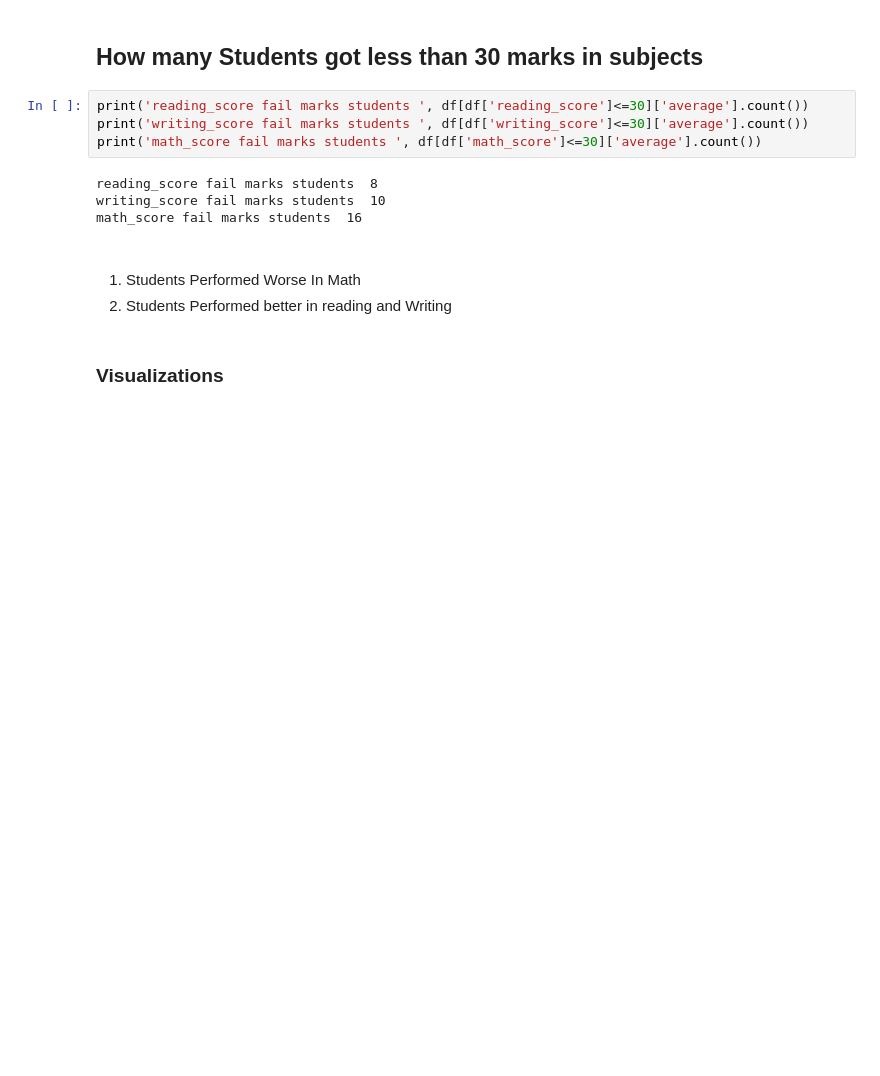
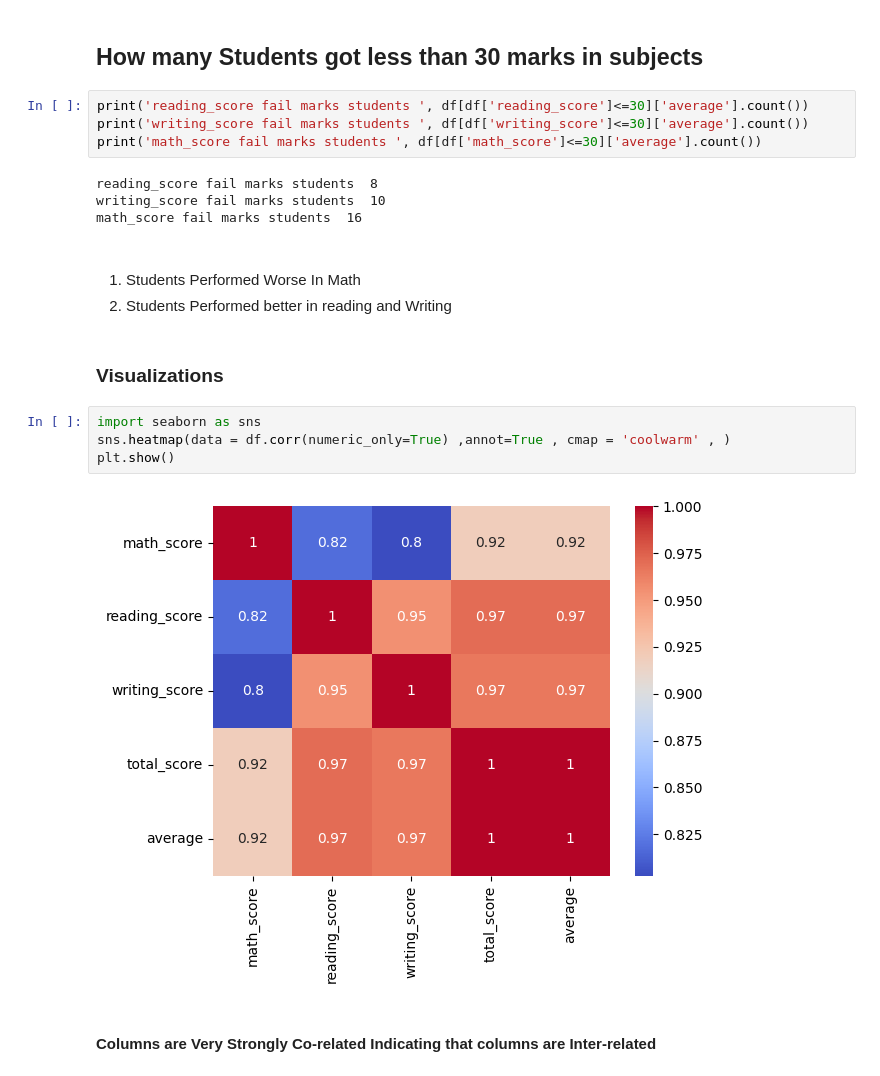
Before and after one commit to Yash-devs-cmd/ml_project, a Jupyter notebook: notebook/data/EDA.ipynb, the cells around one changed output. Saved outputs shown, nothing was run; the diff lists cells and outputs as text; blank space fills up the shorter version.

```diff
--- a/notebook/data/EDA.ipynb
+++ b/notebook/data/EDA.ipynb
@@ -173,3 +171,11 @@ math_score fail marks students  16
 2) Students Performed better in reading and Writing
 # %% [markdown]
 ### Visualizations
+# %%
+import seaborn as sns
+sns.heatmap(data = df.corr(numeric_only=True) ,annot=True , cmap = 'coolwarm' , )
+plt.show()
+# %% [output]
+[figure, added]
+# %% [markdown]
+#### Columns are Very Strongly Co-related Indicating that columns are Inter-related
```
Also changed, not shown: parts of 1 cell of this notebook, 5 other files.
